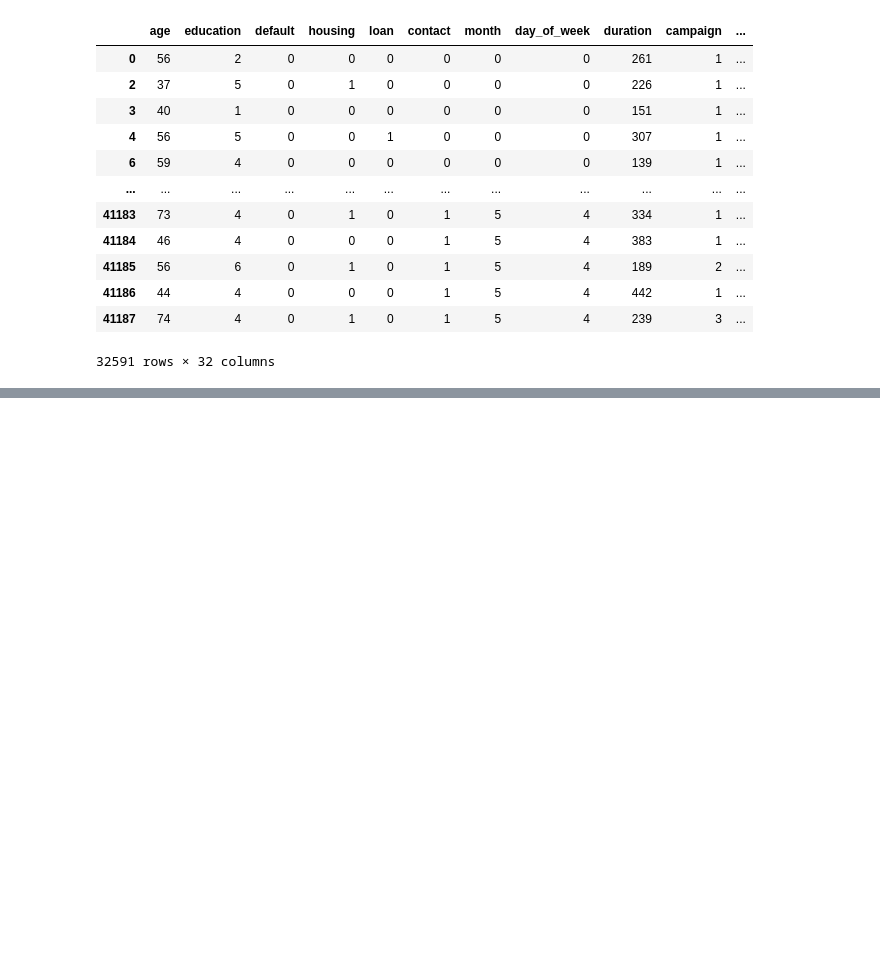
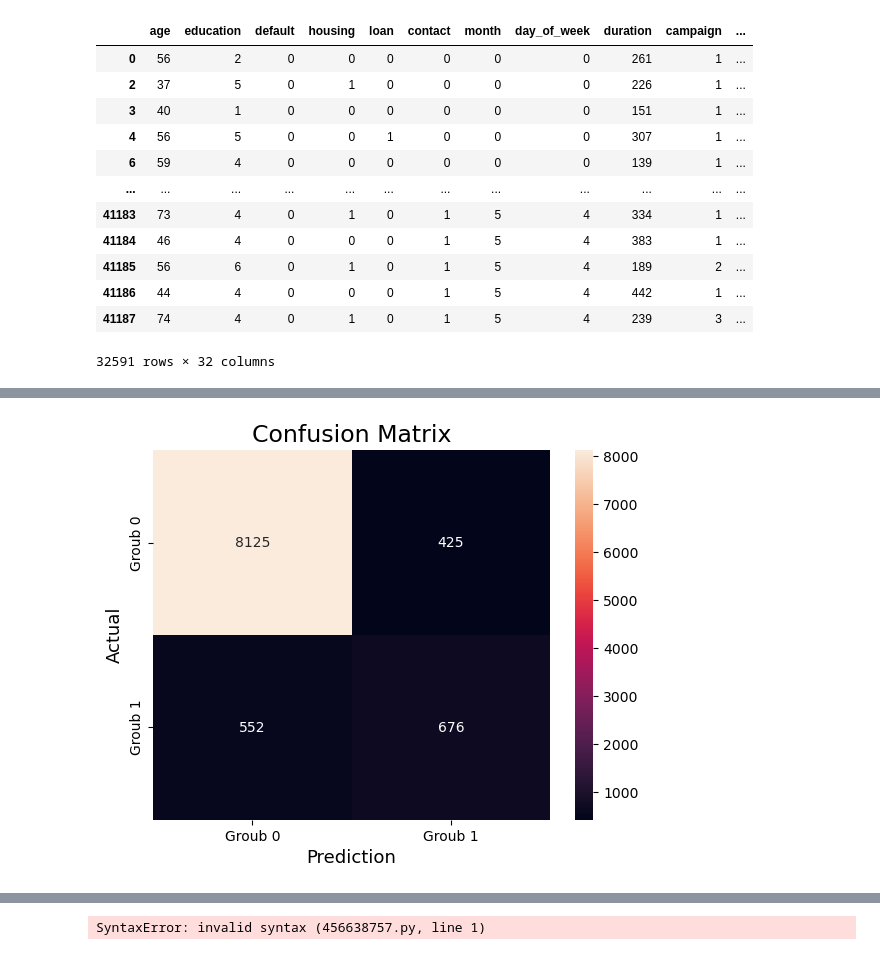
Before and after one commit to ABDULLAHHG/Market-Segmentation-with-Neural-Networks, a Jupyter notebook: Untitled.ipynb, the cells around one changed output, grey strips where cells are left out. Cells and saved outputs as stored; diff of their text form; code cells hidden in the pictures; blank space fills up the shorter version.

Commit message:
preprocessing and build model and evaulate the model

```diff
--- a/Untitled.ipynb
+++ b/Untitled.ipynb
@@ -212,0 +246,11 @@ data
+# %%
+# let split the data to train and test
+X=data.drop('y',axis=1)
+y=data['y']
+
+X_train, X_test, y_train, y_test = train_test_split(X, y, test_size = 0.3)
+# %%
+# let scale the data
+scaler = StandardScaler()
+X_train = scaler.fit_transform(X_train)
+X_test = scaler.transform(X_test)
@@ -212,0 +303,22 @@ data
+# %%
+y_pred = model.predict(X_test)
+y_pred = np.round(y_pred , 0)
+
+from sklearn.metrics import confusion_matrix
+cm = confusion_matrix(y_test , y_pred)
+
+sns.heatmap(cm,
+            annot=True,
+            fmt='g',
+            xticklabels=['Groub 0','Groub 1'],
+            yticklabels=['Groub 0','Groub 1'])
+plt.xlabel('Prediction',fontsize=13)
+plt.ylabel('Actual',fontsize=13)
+plt.title('Confusion Matrix',fontsize=17)
+plt.show()
+
+
+test_loss, test_acc = model.evaluate(X_test, y_test)
+print(f'Test Loss: {test_loss}')
+print(f'Test Accuracy: {test_acc}')
+# %% [output]
@@ -212,0 +326 @@ data
+[figure, added]
@@ -212,0 +330,5 @@ data
+# %%
+the best result in test acc was 0.9000818133354187
+Test Loss: 0.20811337232589722
+# %% [output]
+SyntaxError: invalid syntax (456638757.py, line 1)
```
Also changed, not shown: parts of 8 cells of this notebook.
